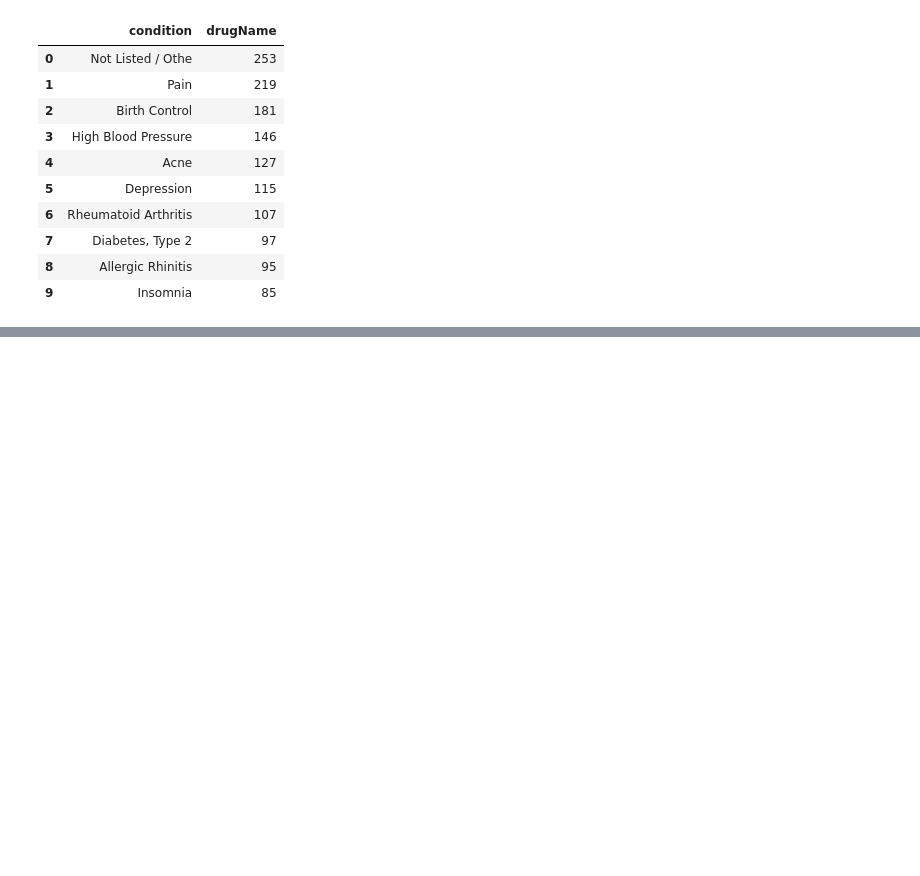
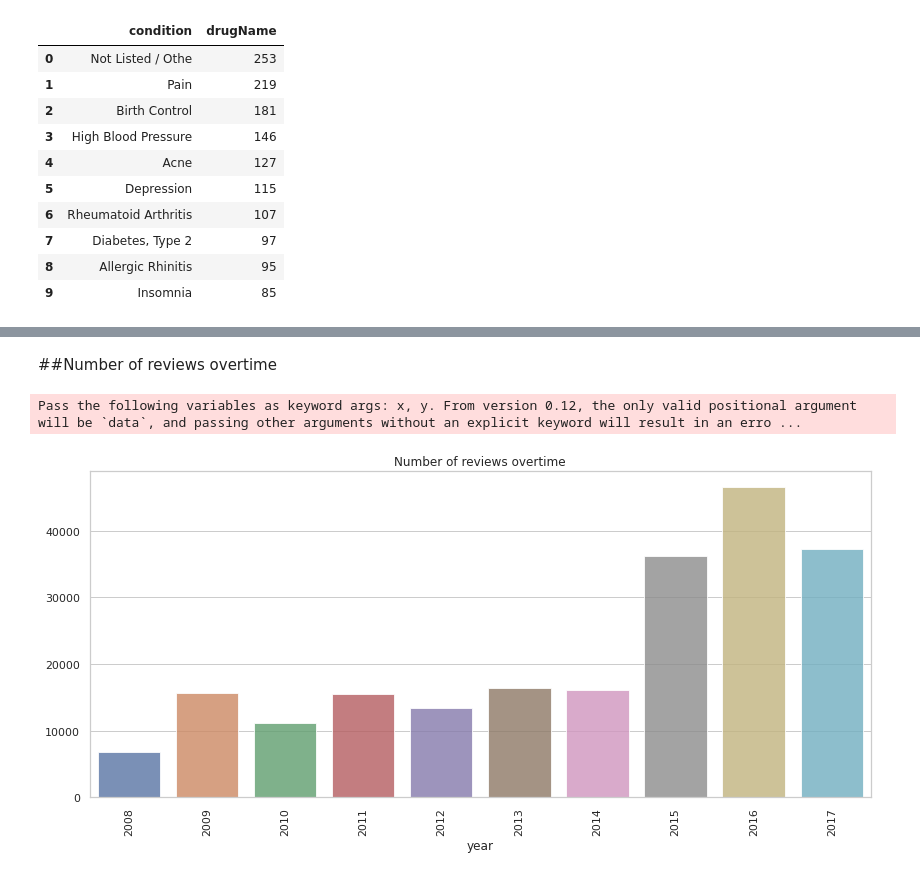
Before and after one commit to Madhurika1292/Medicines-and-Common-Treatment-Recommendation-System, a Jupyter notebook: Drugscom_data_exploration.ipynb, the cells around one changed output, grey strips where cells are left out. Saved outputs shown, nothing was run; the diff lists cells and outputs as text; code cells hidden in the pictures; blank space fills up the shorter version.

```diff
--- a/Drugscom_data_exploration.ipynb
+++ b/Drugscom_data_exploration.ipynb
@@ -159,0 +199,16 @@ fig.show()
+# %% [markdown]
+##Number of reviews overtime
+# %%
+
+cnt_srs = Drugscom_combined['date'].dt.year.value_counts()
+cnt_srs = cnt_srs.sort_index()
+plt.figure(figsize=(14,6))
+sns.barplot(cnt_srs.index, cnt_srs.values, alpha=0.8)
+plt.xticks(rotation='vertical')
+plt.xlabel('year', fontsize=12)
+plt.ylabel('', fontsize=12)
+plt.title("Number of reviews overtime")
+plt.show()
+# %% [output]
+Pass the following variables as keyword args: x, y. From version 0.12, the only valid positional argument will be `data`, and passing other arguments without an explicit keyword will result in an erro ...
+[figure, added]
```
Also changed, not shown: parts of 12 cells of this notebook.
